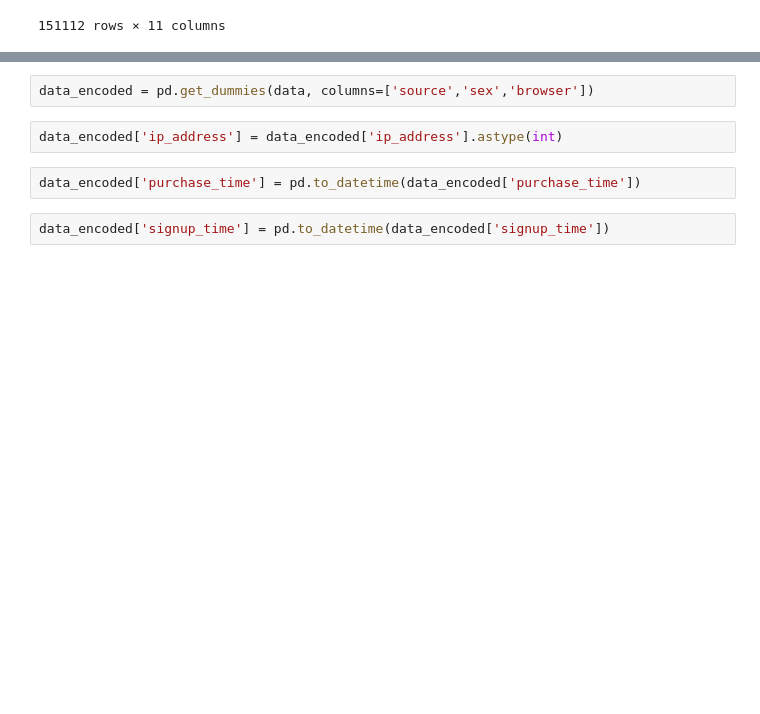
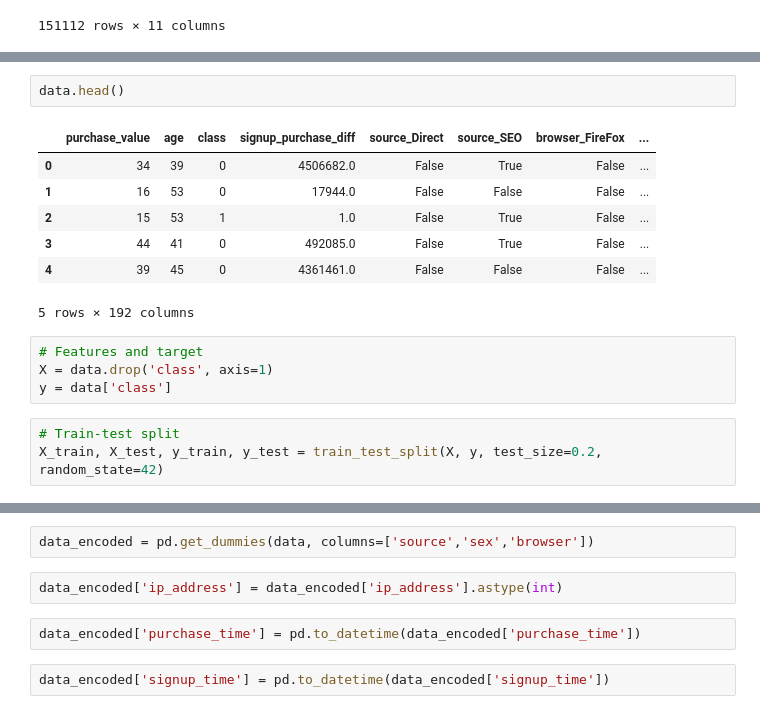
Before and after one commit to nadnes/Improved_detection_of_fraud_cases_for_e-commerce_bank_transactions, a Jupyter notebook: EDA & MODEL(B&T).ipynb, the cells around one changed output, grey strips where cells are left out. Cells and saved outputs as stored; diff of their text form; blank space fills up the shorter version.

```diff
--- a/EDA & MODEL(B&T).ipynb
+++ b/EDA & MODEL(B&T).ipynb
@@ -48,0 +144,17 @@ data
+# %%
+data.head()
+# %% [output]
+|  | purchase_value | age | class | signup_purchase_diff | source_Direct | source_SEO | browser_FireFox | ... |
+| 0 | 34 | 39 | 0 | 4506682.0 | False | True | False | ... |
+| 1 | 16 | 53 | 0 | 17944.0 | False | False | False | ... |
+| 2 | 15 | 53 | 1 | 1.0 | False | True | False | ... |
+| 3 | 44 | 41 | 0 | 492085.0 | False | True | False | ... |
+| 4 | 39 | 45 | 0 | 4361461.0 | False | False | False | ... |
+5 rows × 192 columns
+# %%
+# Features and target
+X = data.drop('class', axis=1)
+y = data['class']
+# %%
+# Train-test split
+X_train, X_test, y_train, y_test = train_test_split(X, y, test_size=0.2, random_state=42)
```
Also changed, not shown: parts of 14 cells of this notebook.
